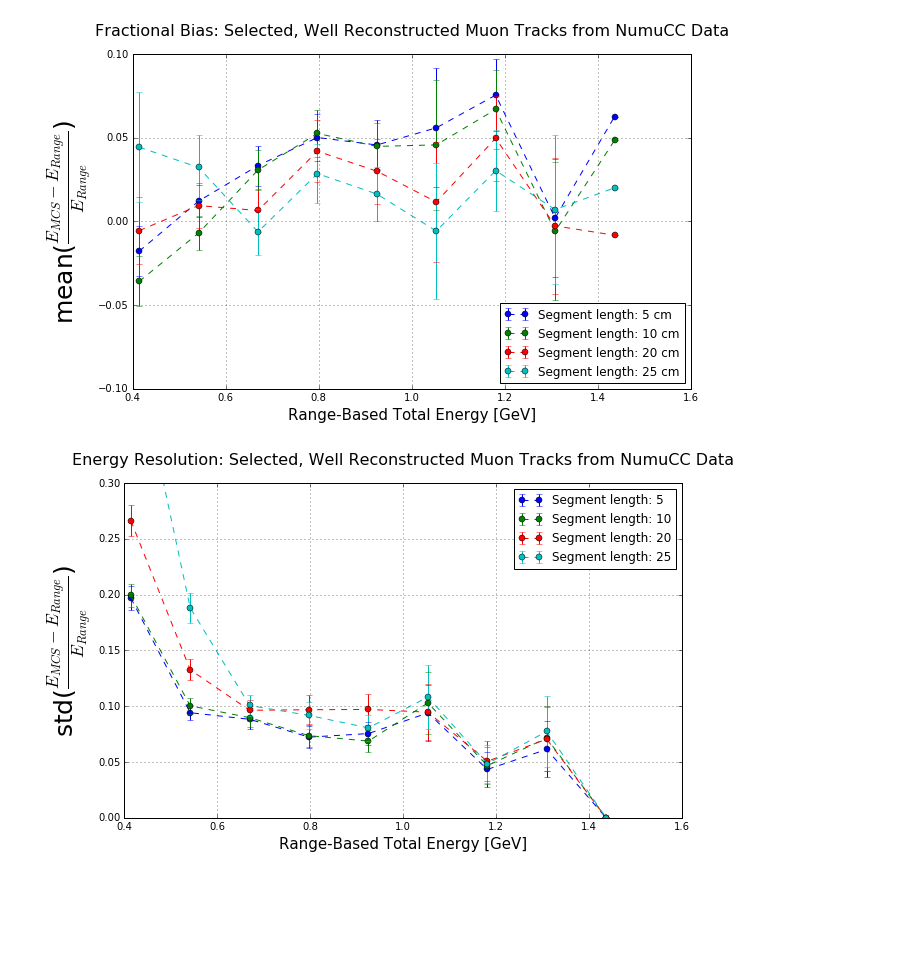
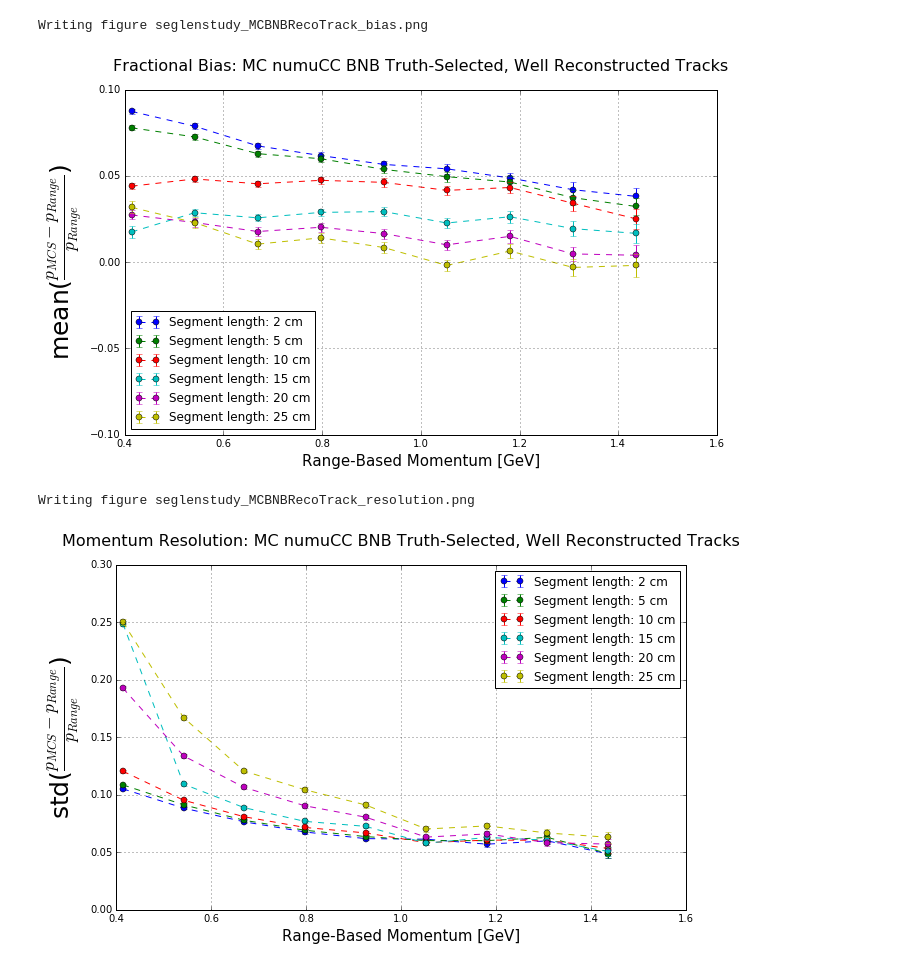
Before and after one commit to kaleko/MCS_Technote, a Jupyter notebook: MCS_seglentest.ipynb, the cells around one changed output. Cells and saved outputs as stored; diff of their text form; code cells hidden in the pictures; blank space fills up the shorter version.

```diff
--- a/MCS_seglentest.ipynb
+++ b/MCS_seglentest.ipynb
@@ -133,0 +87,5 @@ for seglen in seglens:
+# %%
+for seglen in seglens:
+
+    basic_comparison_fig(xvar='full_range_momentum',yvar='full_MCS_momentum',
+                         plotname=None, seglen=seglen)
@@ -200,7 +171,11 @@ def deflection_plot(segdf,binmin,binmax,nbins,extraquery=None):
     blah = plt.legend(loc='best')
     leg = plt.legend(loc=2)
     plt.text(plt.xlim()[1]*0.1, plt.ylim()[1]*0.9, 'Segment length: %s cm'%seglen, fontsize=20)
+    if write_figures:
+        plt.tight_layout()
+        print "Writing plot",'seglenstudy_gaus_%dcm.png' % seglen
+        plt.savefig(figdir + 'seglenstudy_gaus_%dcm.png' % seglen)
 # %%
 for seglen in seglens:
-    dummy = deflection_plot(segdf_dict[seglen],-5,5,50,extraquery='not maybe_bad')
+    dummy = deflection_plot(segdf_dict[seglen],-5,5,50)
 # %% [output]
@@ -211,7 +194,7 @@ for seglen in seglens:
 # %%
 #reco-true/true
-def fractional_bias_plots(xvar = 'full_range_energy', xbins = np.linspace(0.35,1,10),
-                   yvar = 'full_MCS_energy', plot_bin_distributions = False):
+def fractional_bias_plots(xvar = 'full_range_momentum', xbins = np.linspace(0.35,1,10),
+                   yvar = 'full_MCS_momentum', plot_bin_distributions = False):
 
     plt.figure(figsize=(10,6))
     binning = xbins
@@ -265,18 +248,23 @@ def fractional_bias_plots(xvar = 'full_range_energy', xbins = np.linspace(0.35,1
     plt.legend(loc='best')
     t = plt.title('Fractional Bias: %s'%titles[anatype],fontsize=16)
     t.set_y(1.04)
+    if write_figures:
+        print "Writing figure",'seglenstudy_%s_bias.png'%anatype
+        plt.tight_layout()
+        plt.savefig(figdir + 'seglenstudy_%s_bias.png'%anatype)
 # %%
 #fractional_bias_plot()
 #blah = plt.ylim((-.2,.2))
 #fractional_bias_plot(xvar='true_E',yvar='full_range_energy',xbins=np.linspace(0.35,2,10),
 #                    plot_bin_distributions = True)
 #blah = plt.ylim((-.05,.05))
 
-fractional_bias_plots(xvar='full_range_energy',xbins=np.linspace(0.35,1.5,10),
+fractional_bias_plots(xvar='full_range_momentum',xbins=np.linspace(0.35,1.5,10),
                     plot_bin_distributions = False)
 blah = plt.ylim((-.1,.1))
 # %% [output]
+Writing figure seglenstudy_MCBNBRecoTrack_bias.png
-[figure, old version]
+[figure, new version]
 # %%
 
 #Here I fit the resolution to a realistic resolution equation
@@ -340,7 +331,8 @@ def resolution_plots(xvar = 'full_range_energy', xbins = np.linspace(0.35,1,10),
 #blah = plt.ylim((0,0.05))
 #first, second = resolution_plot(xvar='true_E',draw_fit=False)
 #blah = plt.ylim((0,0.4))
-resolution_plots(xvar='full_range_energy',draw_fit=False,xbins=np.linspace(0.35,1.5,10))
+resolution_plots(xvar='full_range_momentum',draw_fit=False,xbins=np.linspace(0.35,1.5,10))
 blah = plt.ylim((0,0.30))
 # %% [output]
+Writing figure seglenstudy_MCBNBRecoTrack_resolution.png
-[figure, old version]
+[figure, new version]
```
Also changed, not shown: parts of 12 cells of this notebook, 6 other files.
